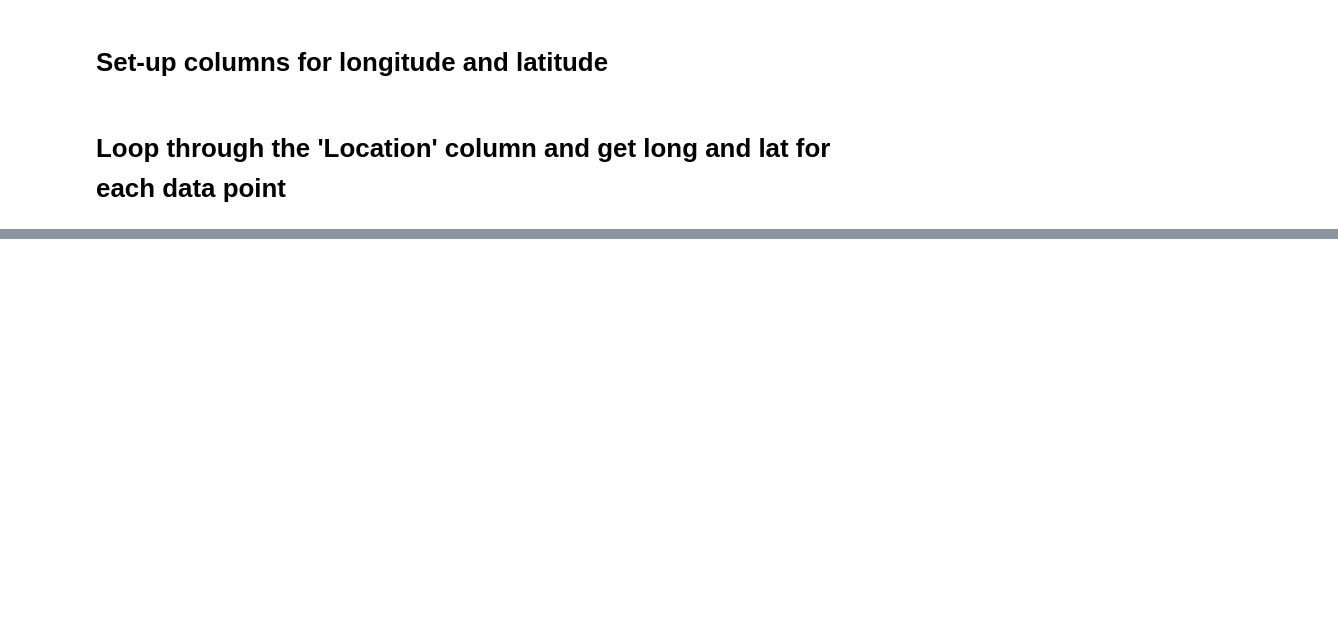
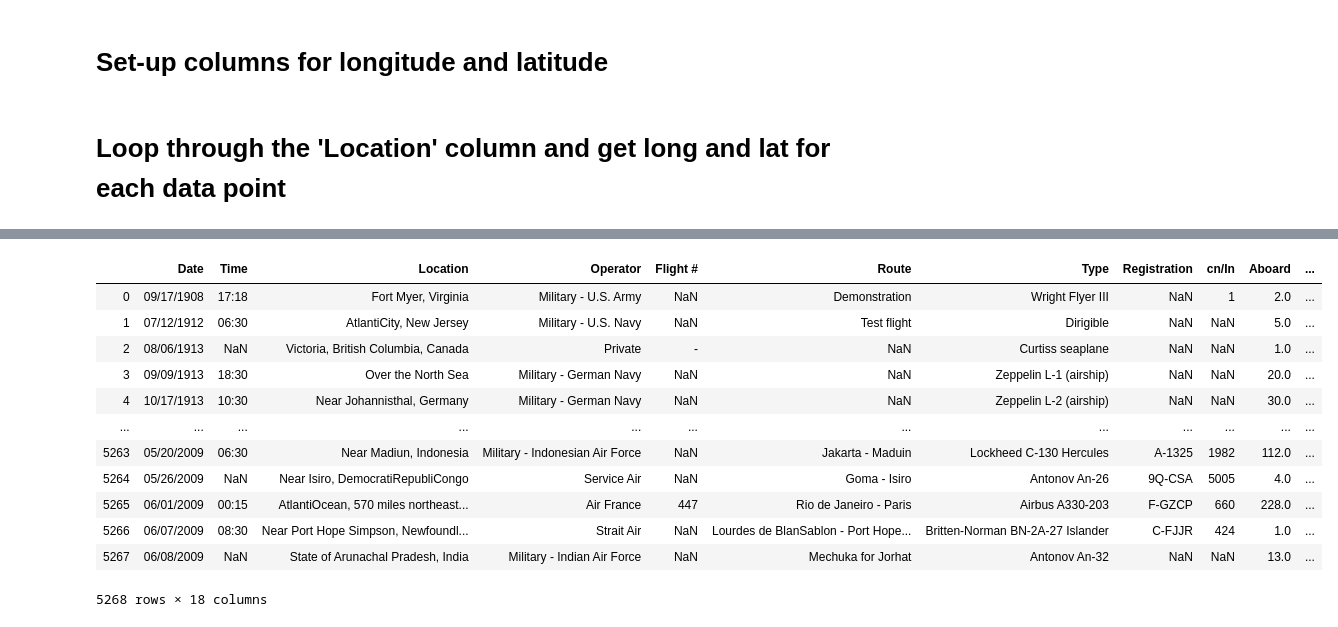
Before and after one commit to suealexa/planeData, a Jupyter notebook: Geocoding/geolocations.ipynb, the cells around one changed output, grey strips where cells are left out. Drawn from its saved outputs; the diff is of its cells as text; code cells hidden in the pictures; blank space fills up the shorter version.

```diff
--- a/Geocoding/geolocations.ipynb
+++ b/Geocoding/geolocations.ipynb
@@ -154,0 +125,18 @@ empty
+# %%
+# Divide date into 3 parts
+addresses[['month','day','year']] = addresses.Date.str.split('/', expand=True)
+addresses
+# %% [output]
+|  | Date | Time | Location | Operator | Flight # | Route | Type | Registration | cn/In | Aboard | ... |
+| 0 | 09/17/1908 | 17:18 | Fort Myer, Virginia | Military - U.S. Army | NaN | Demonstration | Wright Flyer III | NaN | 1 | 2.0 | ... |
+| 1 | 07/12/1912 | 06:30 | AtlantiCity, New Jersey | Military - U.S. Navy | NaN | Test flight | Dirigible | NaN | NaN | 5.0 | ... |
+| 2 | 08/06/1913 | NaN | Victoria, British Columbia, Canada | Private | - | NaN | Curtiss seaplane | NaN | NaN | 1.0 | ... |
+| 3 | 09/09/1913 | 18:30 | Over the North Sea | Military - German Navy | NaN | NaN | Zeppelin L-1 (airship) | NaN | NaN | 20.0 | ... |
+| 4 | 10/17/1913 | 10:30 | Near Johannisthal, Germany | Military - German Navy | NaN | NaN | Zeppelin L-2 (airship) | NaN | NaN | 30.0 | ... |
+| ... | ... | ... | ... | ... | ... | ... | ... | ... | ... | ... | ... |
+| 5263 | 05/20/2009 | 06:30 | Near Madiun, Indonesia | Military - Indonesian Air Force | NaN | Jakarta - Maduin | Lockheed C-130 Hercules | A-1325 | 1982 | 112.0 | ... |
+| 5264 | 05/26/2009 | NaN | Near Isiro, DemocratiRepubliCongo | Service Air | NaN | Goma - Isiro | Antonov An-26 | 9Q-CSA | 5005 | 4.0 | ... |
+| 5265 | 06/01/2009 | 00:15 | AtlantiOcean, 570 miles northeast... | Air France | 447 | Rio de Janeiro - Paris | Airbus A330-203 | F-GZCP | 660 | 228.0 | ... |
+| 5266 | 06/07/2009 | 08:30 | Near Port Hope Simpson, Newfoundl... | Strait Air | NaN | Lourdes de BlanSablon - Port Hope... | Britten-Norman BN-2A-27 Islander | C-FJJR | 424 | 1.0 | ... |
+| 5267 | 06/08/2009 | NaN | State of Arunachal Pradesh, India | Military - Indian Air Force | NaN | Mechuka for Jorhat | Antonov An-32 | NaN | NaN | 13.0 | ... |
+5268 rows × 18 columns
```
Also changed, not shown: parts of 11 cells of this notebook, 1 other file.
